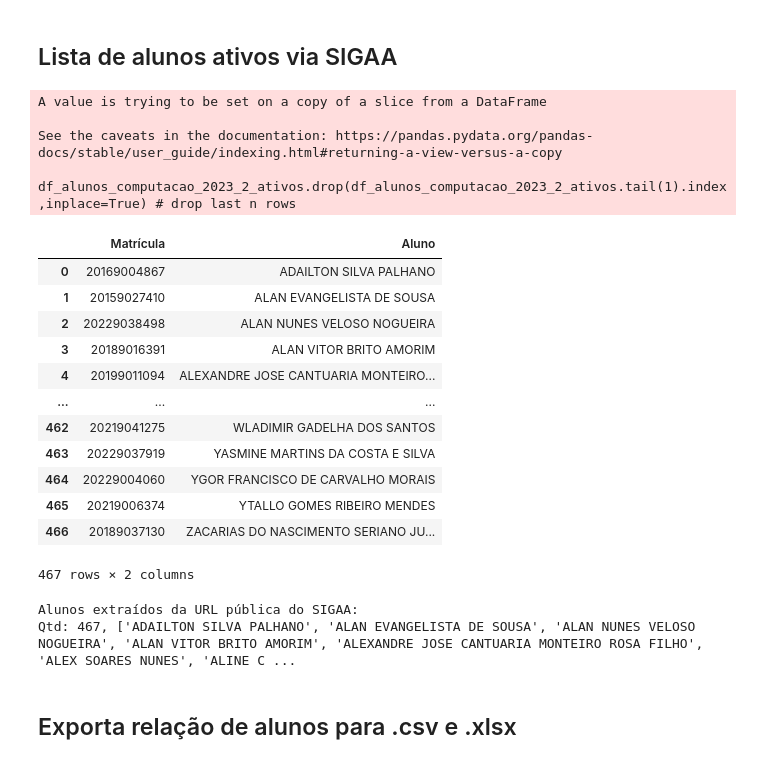
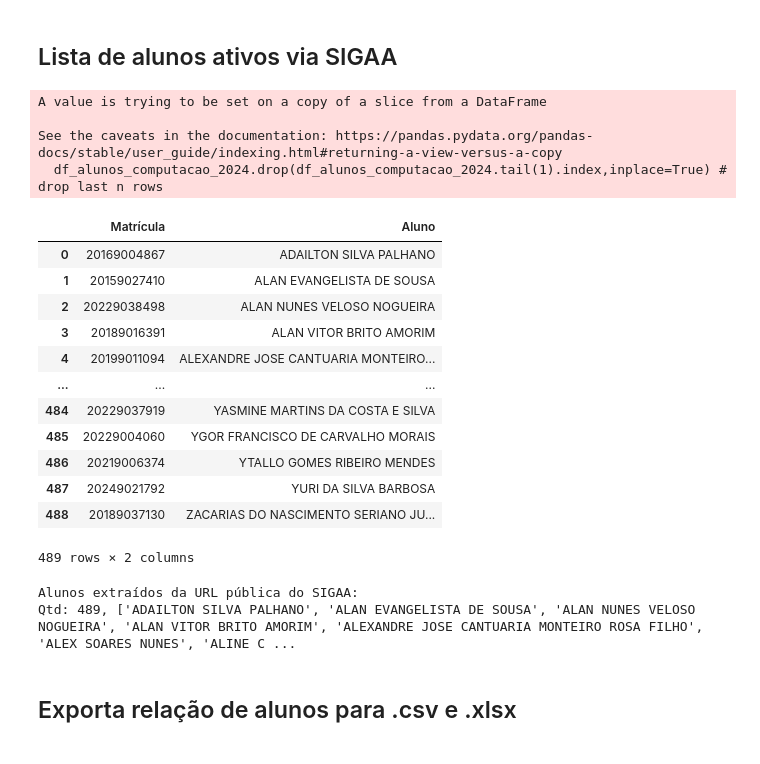
Before and after one commit to armandossrecife/teste, a Jupyter notebook: alunos_eleicao_coordenacao_dc.ipynb, the cells around one changed output. Saved outputs shown, nothing was run; the diff lists cells and outputs as text; code cells hidden in the pictures.

```diff
--- a/alunos_eleicao_coordenacao_dc.ipynb
+++ b/alunos_eleicao_coordenacao_dc.ipynb
@@ -95,34 +92,34 @@ Alunos extraídos do pdf:
 ## Lista de alunos ativos via SIGAA
 # %%
 alunos_computacao = pd.read_html('https://www.sigaa.ufpi.br/sigaa/public/curso/alunos.jsf?lc=pt_BR&id=74268')
-df_alunos_computacao_2023_2_ativos = alunos_computacao[0][['Matrícula', 'Aluno']]
-df_alunos_computacao_2023_2_ativos.drop(df_alunos_computacao_2023_2_ativos.tail(1).index,inplace=True) # drop last n rows
-df_alunos_computacao_2023_2_ativos
+df_alunos_computacao_2024 = alunos_computacao[0][['Matrícula', 'Aluno']]
+df_alunos_computacao_2024.drop(df_alunos_computacao_2024.tail(1).index,inplace=True) # drop last n rows
+df_alunos_computacao_2024
 # %% [output]
 A value is trying to be set on a copy of a slice from a DataFrame
 
 See the caveats in the documentation: https://pandas.pydata.org/pandas-docs/stable/user_guide/indexing.html#returning-a-view-versus-a-copy
-  df_alunos_computacao_2023_2_ativos.drop(df_alunos_computacao_2023_2_ativos.tail(1).index,inplace=True) # drop last n rows
+  df_alunos_computacao_2024.drop(df_alunos_computacao_2024.tail(1).index,inplace=True) # drop last n rows
 |  | Matrícula | Aluno |
 | 0 | 20169004867 | ADAILTON SILVA PALHANO |
 | 1 | 20159027410 | ALAN EVANGELISTA DE SOUSA |
 | 2 | 20229038498 | ALAN NUNES VELOSO NOGUEIRA |
 | 3 | 20189016391 | ALAN VITOR BRITO AMORIM |
 | 4 | 20199011094 | ALEXANDRE JOSE CANTUARIA MONTEIRO... |
 | ... | ... | ... |
-| 462 | 20219041275 | WLADIMIR GADELHA DOS SANTOS |
-| 463 | 20229037919 | YASMINE MARTINS DA COSTA E SILVA |
-| 464 | 20229004060 | YGOR FRANCISCO DE CARVALHO MORAIS |
-| 465 | 20219006374 | YTALLO GOMES RIBEIRO MENDES |
-| 466 | 20189037130 | ZACARIAS DO NASCIMENTO SERIANO JU... |
+| 484 | 20229037919 | YASMINE MARTINS DA COSTA E SILVA |
+| 485 | 20229004060 | YGOR FRANCISCO DE CARVALHO MORAIS |
+| 486 | 20219006374 | YTALLO GOMES RIBEIRO MENDES |
+| 487 | 20249021792 | YURI DA SILVA BARBOSA |
+| 488 | 20189037130 | ZACARIAS DO NASCIMENTO SERIANO JU... |
-467 rows × 2 columns
+489 rows × 2 columns
 # %%
 print('Alunos extraídos da URL pública do SIGAA: ')
-lista_alunos_from_sigaa_publico = df_alunos_computacao_2023_2_ativos.Aluno.to_list()
+lista_alunos_from_sigaa_publico = df_alunos_computacao_2024.Aluno.to_list()
 print(f'Qtd: {len(lista_alunos_from_sigaa_publico)}, {lista_alunos_from_sigaa_publico}')
 # %% [output]
 Alunos extraídos da URL pública do SIGAA:
-Qtd: 467, ['ADAILTON SILVA PALHANO', 'ALAN EVANGELISTA DE SOUSA', 'ALAN NUNES VELOSO NOGUEIRA', 'ALAN VITOR BRITO AMORIM', 'ALEXANDRE JOSE CANTUARIA MONTEIRO ROSA FILHO', 'ALEX SOARES NUNES', 'ALINE C ...
+Qtd: 489, ['ADAILTON SILVA PALHANO', 'ALAN EVANGELISTA DE SOUSA', 'ALAN NUNES VELOSO NOGUEIRA', 'ALAN VITOR BRITO AMORIM', 'ALEXANDRE JOSE CANTUARIA MONTEIRO ROSA FILHO', 'ALEX SOARES NUNES', 'ALINE C ...
 # %% [markdown]
 ## Exporta relação de alunos para .csv e .xlsx
 # %%
```
Also changed, not shown: parts of 3 cells of this notebook.
